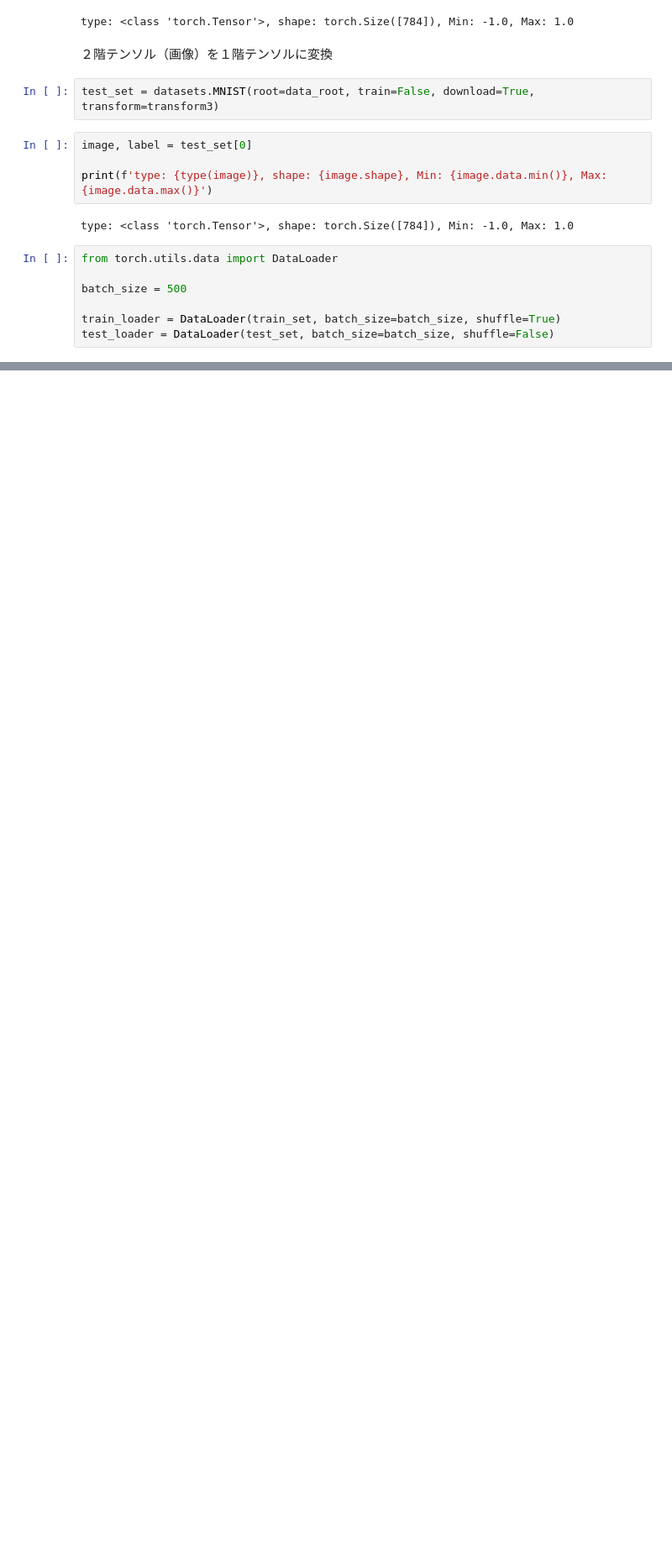
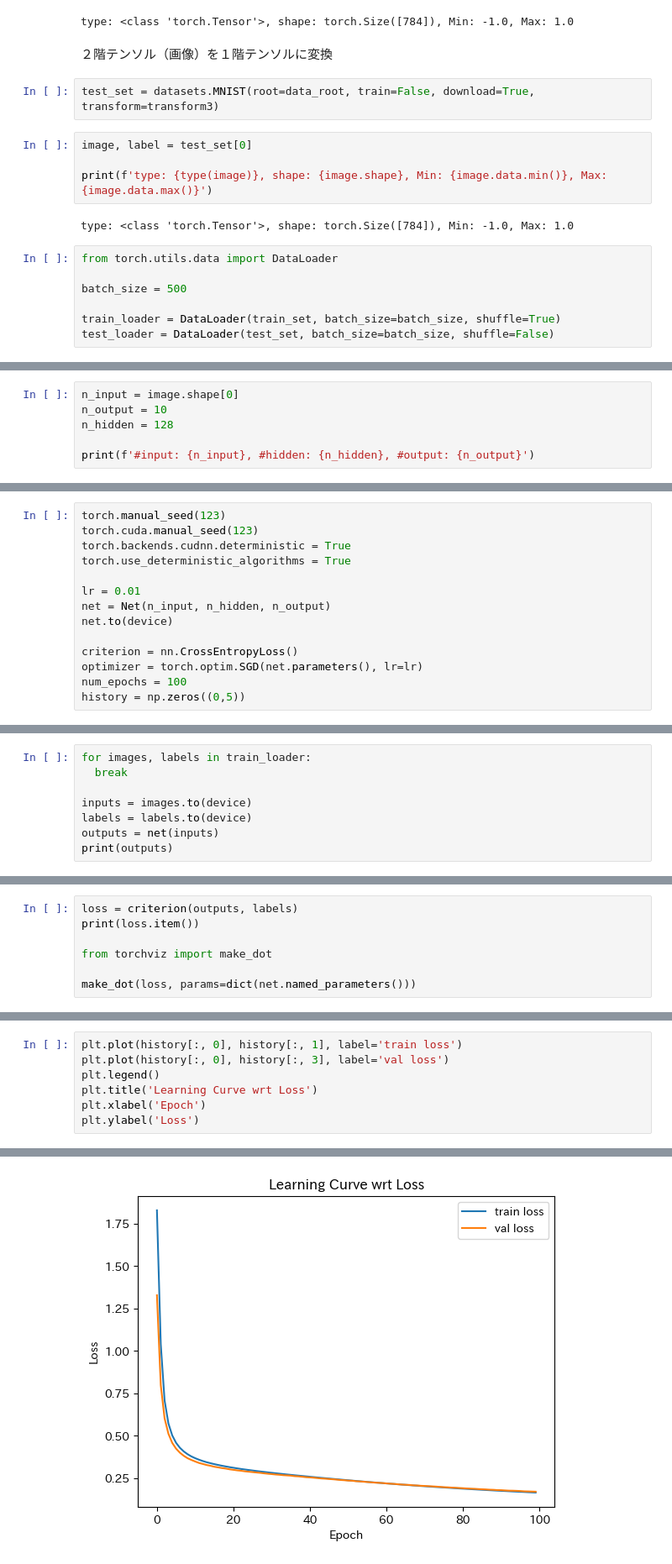
Before and after one commit to Yu5656/machine-learning_101, a Jupyter notebook: ml_16.ipynb, the cells around one changed output, grey strips where cells are left out. Shown at 84% size. Drawn from its saved outputs; the diff is of its cells as text; blank space fills up the shorter version.

```diff
--- a/ml_16.ipynb
+++ b/ml_16.ipynb
@@ -325 +329,7 @@ for images, labels in train_loader:
 images: torch.Size([500, 784]), labels: torch.Size([500])
+# %%
+n_input = image.shape[0]
+n_output = 10
+n_hidden = 128
+
+print(f'#input: {n_input}, #hidden: {n_hidden}, #output: {n_output}')
@@ -325,0 +353,14 @@ images: torch.Size([500, 784]), labels: torch.Size([500])
+# %%
+torch.manual_seed(123)
+torch.cuda.manual_seed(123)
+torch.backends.cudnn.deterministic = True
+torch.use_deterministic_algorithms = True
+
+lr = 0.01
+net = Net(n_input, n_hidden, n_output)
+net.to(device)
+
+criterion = nn.CrossEntropyLoss()
+optimizer = torch.optim.SGD(net.parameters(), lr=lr)
+num_epochs = 100
+history = np.zeros((0,5))
@@ -325,0 +396,8 @@ images: torch.Size([500, 784]), labels: torch.Size([500])
+# %%
+for images, labels in train_loader:
+  break
+
+inputs = images.to(device)
+labels = labels.to(device)
+outputs = net(inputs)
+print(outputs)
@@ -325,0 +417,7 @@ images: torch.Size([500, 784]), labels: torch.Size([500])
+# %%
+loss = criterion(outputs, labels)
+print(loss.item())
+
+from torchviz import make_dot
+
+make_dot(loss, params=dict(net.named_parameters()))
@@ -325,0 +491,8 @@ images: torch.Size([500, 784]), labels: torch.Size([500])
+# %%
+plt.plot(history[:, 0], history[:, 1], label='train loss')
+plt.plot(history[:, 0], history[:, 3], label='val loss')
+plt.legend()
+plt.title('Learning Curve wrt Loss')
+plt.xlabel('Epoch')
+plt.ylabel('Loss')
+# %% [output]
@@ -325,0 +500 @@ images: torch.Size([500, 784]), labels: torch.Size([500])
+[figure, added]
```
Also changed, not shown: parts of 16 cells of this notebook.
